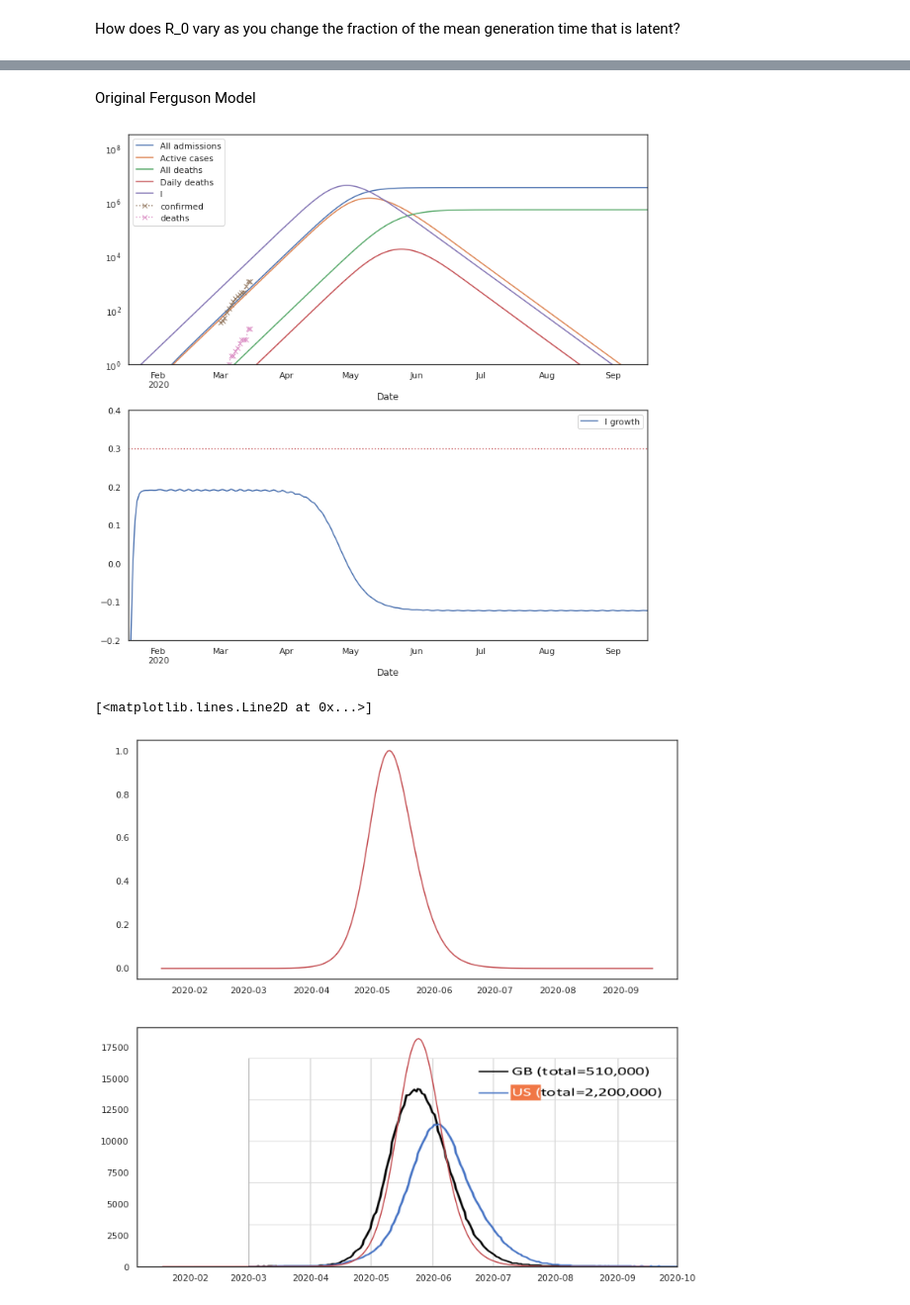
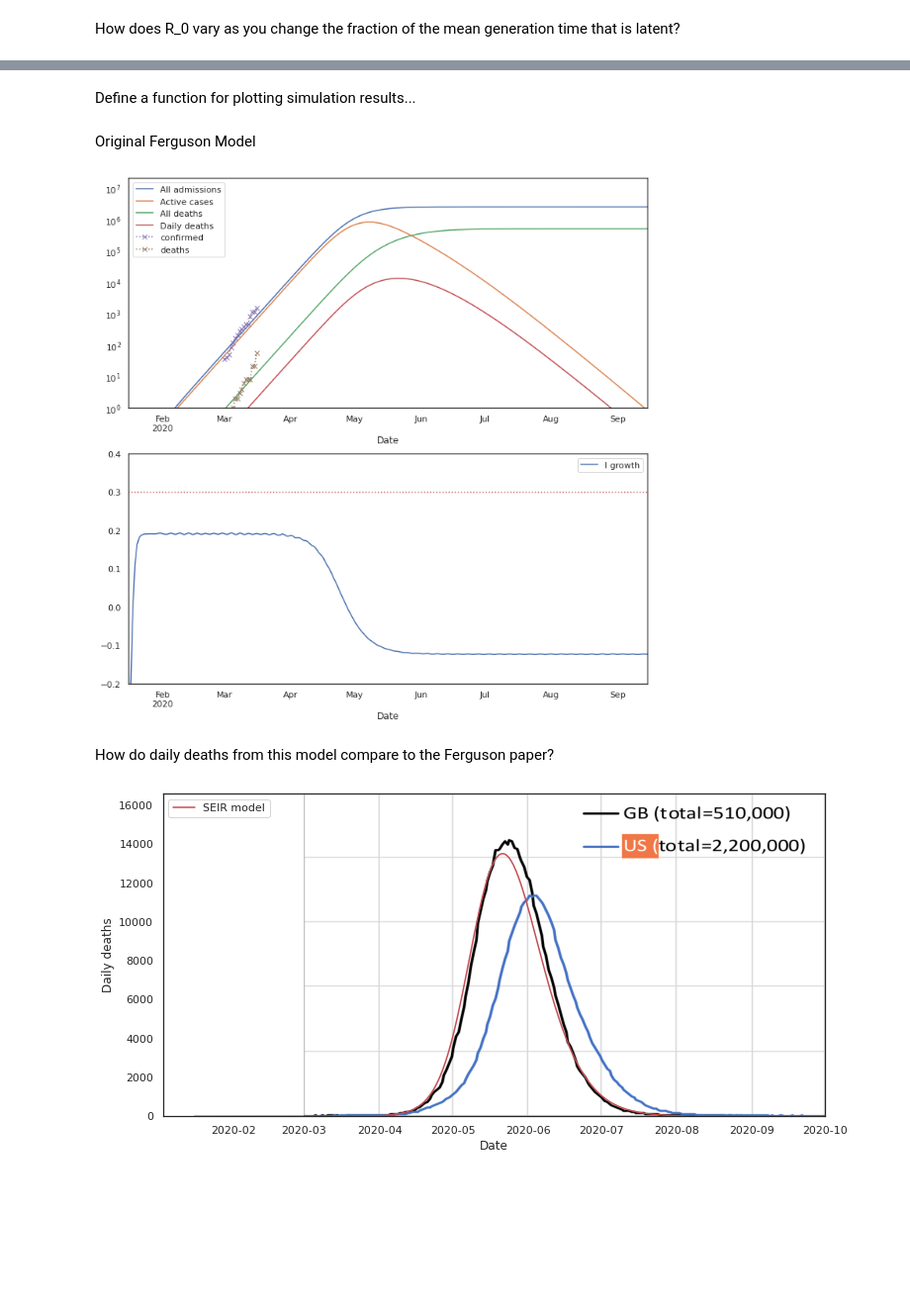
Before and after one commit to jpbrodrick/covid-19-modelling, a Jupyter notebook: Covid-19 SEIR Model.ipynb, the cells around one changed output, grey strips where cells are left out. Shown at 99% size. Cells and saved outputs as stored; diff of their text form; code cells hidden in the pictures; blank space fills up the shorter version.

```diff
--- a/Covid-19 SEIR Model.ipynb
+++ b/Covid-19 SEIR Model.ipynb
@@ -90,11 +54,0 @@ Define states
-# %%
-state_labels = ['S', 'E', 'I', 'R']
-State = namedtuple('State', state_labels)
-def make_state(S=0, E=0, I=0, R=0):
-    return State(S=S, E=E, I=I, R=R)
-
-def v2s(v):
-    return State(*v)
-
-def s2v(s):
-    return np.array([*s])
@@ -257,14 +78,14 @@ calibrate_transmission_model(0.3, 6.5, 0.71)
+# %% [markdown]
+Define a function for plotting simulation results...
 # %%
 def plot_simulation(sim, transmission_model):
     n_plots = 2
     f, axs = plt.subplots(n_plots, 1, figsize=(12, 6*n_plots), squeeze=False)
     axs = axs.ravel()
-    sim[['All admissions', 'Active cases', 'All deaths', 'Daily deaths', 'I']].plot(ax=axs[0])
-    #sim[['N', 'S', 'E', 'I', 'R']].plot(ax=axs[0])
+    sim[['All admissions', 'Active cases', 'All deaths', 'Daily deaths']].plot(ax=axs[0])
     ts[['confirmed', 'deaths']][ts['phase']=='unrestricted'].plot(marker='x', linestyle=':',ax=axs[0])
     axs[0].set_yscale('log')
     axs[0].set_ylim(1, None)
-    #axs[0].set_ylim(.001, 1.05 * y_height)
     (np.exp(sim.E / sim.I / transmission_model.T_inc - 1./transmission_model.T_inf)-1).rename('I growth').plot(ax=axs[1])
     #(sim.I.diff() / (0.5*(sim.I.shift(1) + sim.I.shift(1)))).rename('debug').plot(ax=axs[1])
     axs[1].set_ylim(-0.2, 0.4)
@@ -272,43 +93,36 @@ def plot_simulation(sim, transmission_model):
     for ax in axs:
         ax.legend()
         ax.set_xlabel('Date')
-        #ax.xaxis.set_major_locator(ticker.AutoLocator())
 # %% [markdown]
 Original Ferguson Model
 # %%
 transmission_parameters = calibrate_transmission_model(0.3, 6.5, 0.71)
 t_model = SEIRModel(**transmission_parameters)
-e_model = EmissionModel(f_ill=0.06, f_death=0.15,
-                        n_symptoms=9, T_symptoms=10,
-                        n_resolve=9, T_resolve=10,
-                        n_death=16, T_death=21)
+e_model = EmissionModel(f_hosp=0.044, f_death=0.2,
+                        n_hosp=4, T_hosp=11,
+                        n_resolve=9, T_resolve=8,
+                        n_death=4, T_death=21)
 t_model.R_0 = lambda _: 2.4
 sim_orig = run_outbreak(t_model, e_model, 2*365//3, make_state(S=6.64e7, I=1))
 sim_orig = calibrate_timing_to_cases(sim_orig,
-                         ts[ts['phase']=='unrestricted'])
+                         ts.confirmed[ts['phase']=='unrestricted'])
+sim_orig.to_csv('simdata/sim-original-Ferguson-parameters.csv')
 plot_simulation(sim_orig, t_model)
 # %% [output]
-[figure, old version]
+[figure, new version]
+# %% [markdown]
+How do daily deaths from this model compare to the Ferguson paper?
 # %%
-f, (ax_a, ax_d) = plt.subplots(2, 1, figsize=(12, 12))
-#ax_a.imshow(imread('ferguson-plots/active-cases.png'),
-#            extent=(mdates.datestr2num('2020/03/01'),
-#                    mdates.datestr2num('2020/10/01'), 0., 1.), aspect=100)
-ax_a.xaxis_date()
-ax_a.plot(sim_orig.index.to_series().apply(mdates.date2num).values,
-          (sim_orig['Active cases']/sim_orig['Active cases'].max()).values,
-          'r')
+f, ax_d = plt.subplots(1, 1, figsize=(12, 6))
 ax_d.imshow(imread('ferguson-plots/deaths.png'),
             extent=(mdates.datestr2num('2020/03/01'),
                     mdates.datestr2num('2020/10/01'), 0., 66400000*25/100000), aspect='auto')
 ax_d.xaxis_date()
 ax_d.plot(sim_orig.index.to_series().apply(mdates.date2num).values,
           sim_orig['Daily deaths'].values,
-          'r')
-#(sim_orig['Active cases']/sim_orig['Active cases'].max()).plot(ax=ax_a)
-#ax_a.set_xlim('2020/03/01',
-#              '2020/10/01')
-#ax_a.set_ylim(0., 1.)
+          'r', label='SEIR model')
+ax_d.legend(loc='upper left')
+ax_d.set_xlabel('Date')
+ax_d.set_ylabel('Daily deaths');
 # %% [output]
-[<matplotlib.lines.Line2D at 0x...>]
-[figure, old version]
+[figure, new version]
```
Also changed, not shown: parts of 34 cells of this notebook, 9 other files.
